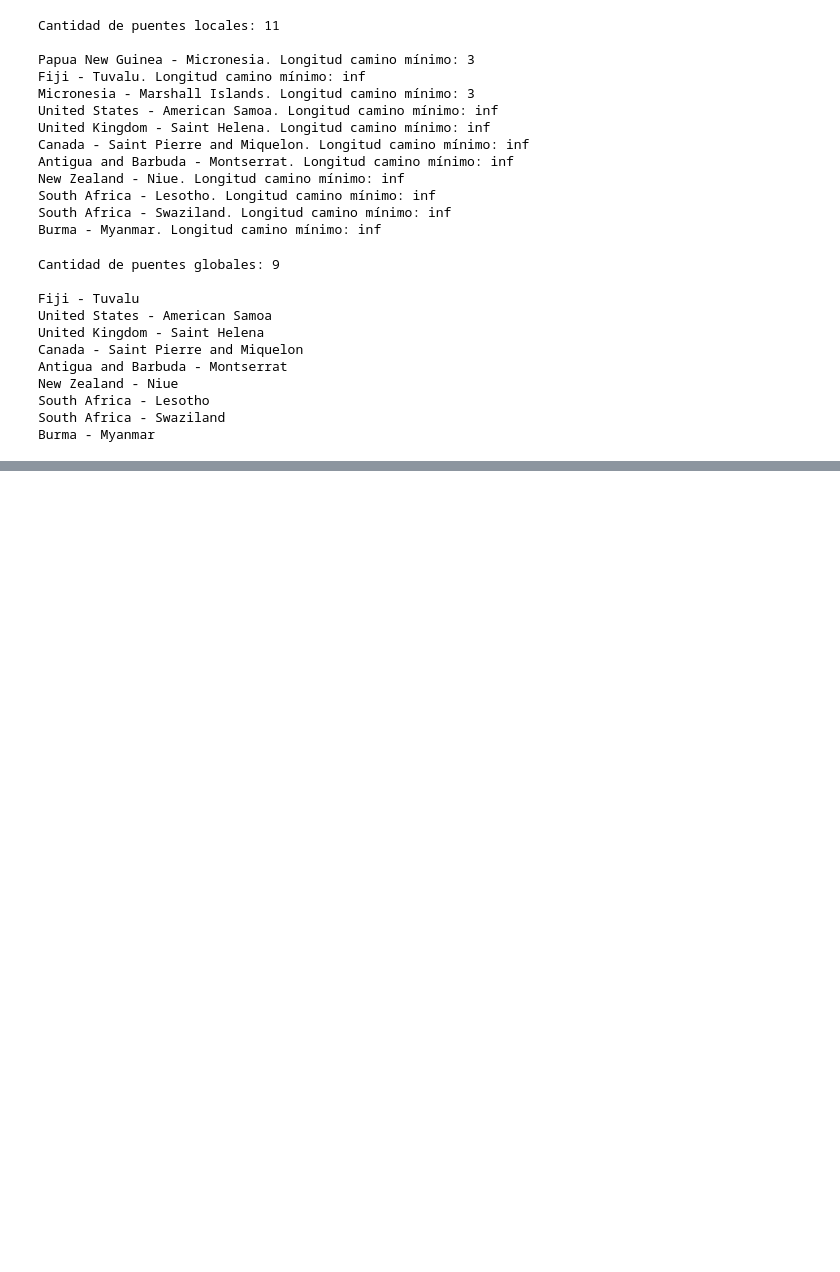
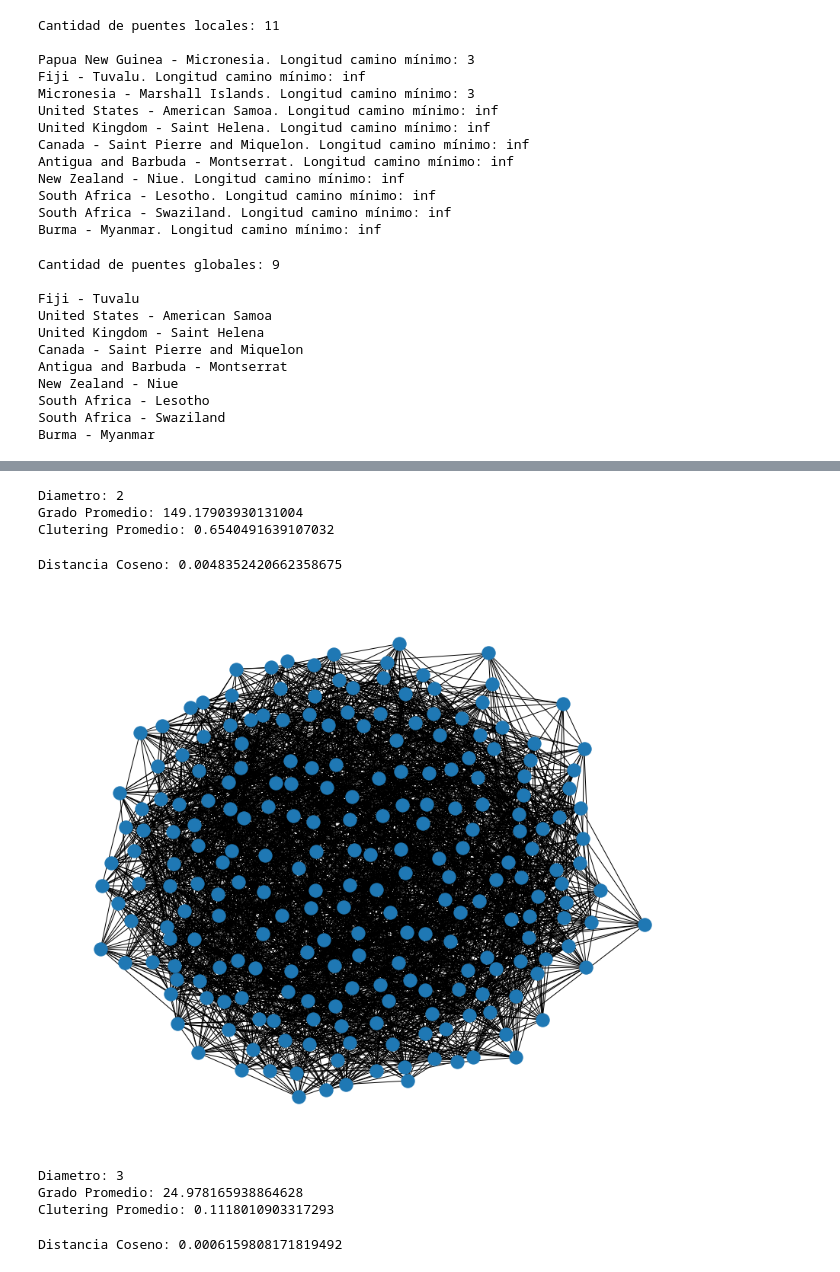
Before and after one commit to guidobotta/TDA2-TP1, a Jupyter notebook: P1_TDA2.ipynb, the cells around one changed output, grey strips where cells are left out. Saved outputs shown, nothing was run; the diff lists cells and outputs as text; code cells hidden in the pictures; blank space fills up the shorter version.

```diff
--- a/P1_TDA2.ipynb
+++ b/P1_TDA2.ipynb
@@ -373,0 +505,55 @@ clutering_promedio: 0.25422286463371735
+# %%
+# Análisis Erdos Renyi 1
+
+diametro = nx.diameter(erdos_renyi_1)
+print(f"Diametro: {diametro}")
+grado_promedio = snu_metrics.grado_promedio(erdos_renyi_1)
+print(f"Grado Promedio: {grado_promedio}")
+clutering_promedio = nx.average_clustering(erdos_renyi_1)
+print(f"Clutering Promedio: {clutering_promedio}")
+# %% [output]
+Diametro: 2
+Grado Promedio: 149.17903930131004
+Clutering Promedio: 0.6540491639107032
+# %%
+# Análisis para Erdos Renyi 1
+
+_,b1 = snu_embeddings.anoymous_walks(grafo, 8)
+_,b2 = snu_embeddings.anoymous_walks(erdos_renyi_1, 8)
+distancia_coseno = snu_metrics.distancia_coseno(b1, b2)
+print(f"Distancia Coseno: {distancia_coseno}")
+# %% [output]
+Distancia Coseno: 0.0048352420662358675
+# %%
+# Caso 2
+
+n = len(grafo)
+k = snu_metrics.grado_promedio(grafo)
+
+plt.figure(figsize=(12,10))
+erdos_renyi_2 = snu_models.erdos_renyi(n,k)
+nx.draw_kamada_kawai(erdos_renyi_2, with_labels=False)
+# %% [output]
+[figure, added]
+# %%
+# Análisis Erdos Renyi 2
+
+diametro = nx.diameter(erdos_renyi_2)
+print(f"Diametro: {diametro}")
+grado_promedio = snu_metrics.grado_promedio(erdos_renyi_2)
+print(f"Grado Promedio: {grado_promedio}")
+clutering_promedio = nx.average_clustering(erdos_renyi_2)
+print(f"Clutering Promedio: {clutering_promedio}")
+# %% [output]
+Diametro: 3
+Grado Promedio: 24.978165938864628
+Clutering Promedio: 0.1118010903317293
+# %%
+# Análisis para Erdos Renyi 2
+
+_,b1 = snu_embeddings.anoymous_walks(grafo, 8)
+_,b2 = snu_embeddings.anoymous_walks(erdos_renyi_2, 8)
+distancia_coseno = snu_metrics.distancia_coseno(b1, b2)
+print(f"Distancia Coseno: {distancia_coseno}")
+# %% [output]
+Distancia Coseno: 0.0006159808171819492
```
Also changed, not shown: parts of 59 cells of this notebook, 13 other files.
